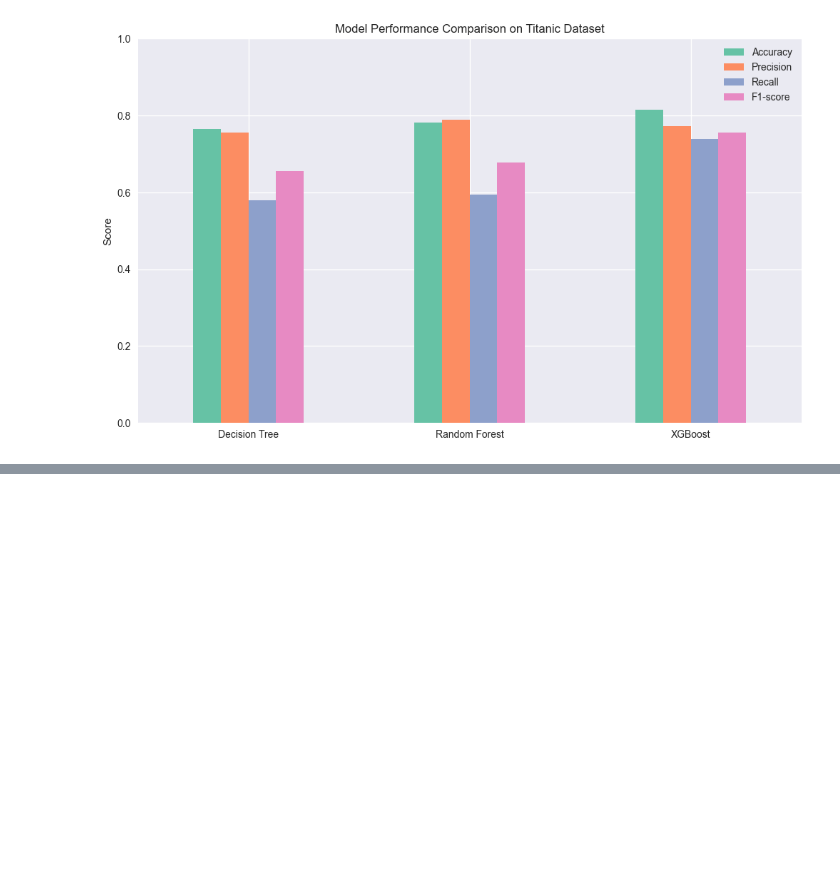
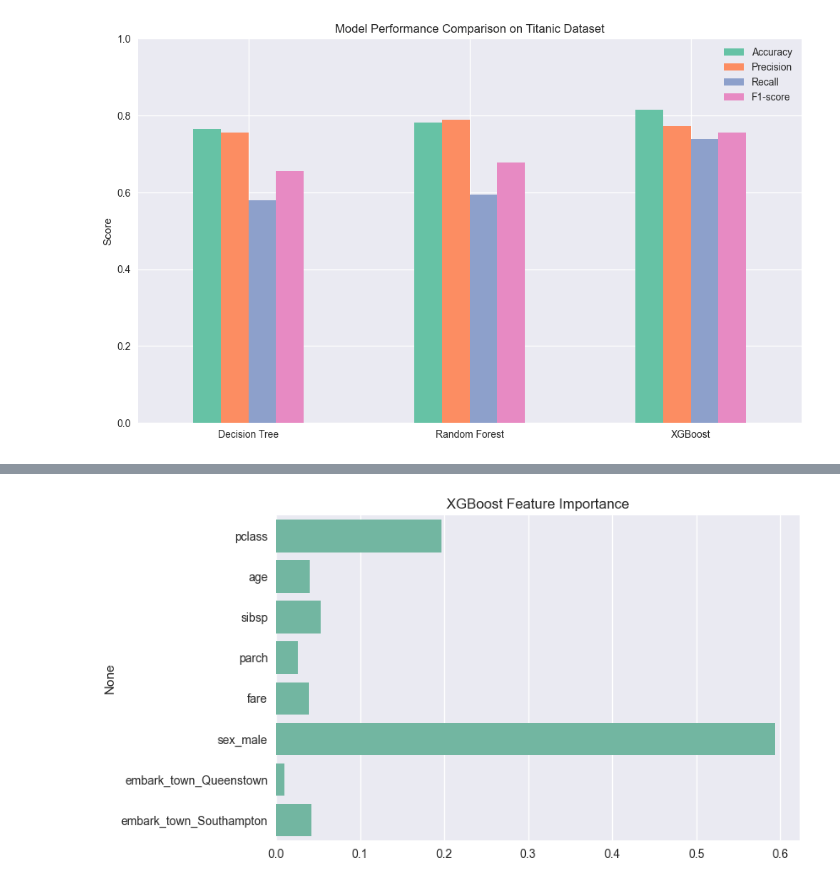
Before and after one commit to Ersatz-xD/ml-supervised, a Jupyter notebook: tree_models/ titanic_tree_models.ipynb, the cells around one changed output, grey strips where cells are left out. Cells and saved outputs as stored; diff of their text form; code cells hidden in the pictures; blank space fills up the shorter version.

```diff
--- a/tree_models/ titanic_tree_models.ipynb
+++ b/tree_models/ titanic_tree_models.ipynb
@@ -360,0 +391,8 @@ plt.show()
+# %%
+importances_xgb = xgb_model.feature_importances_
+plt.figure(figsize=(8,5))
+sns.barplot(x=importances_xgb, y=feature_names)
+plt.title("XGBoost Feature Importance")
+plt.show()
+# %% [output]
+[figure, added]
```
Also changed, not shown: parts of 3 cells of this notebook.
